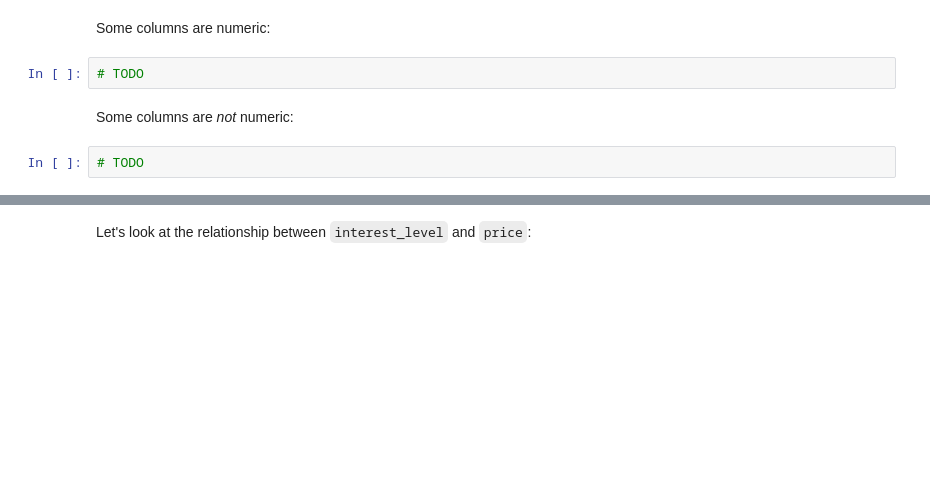
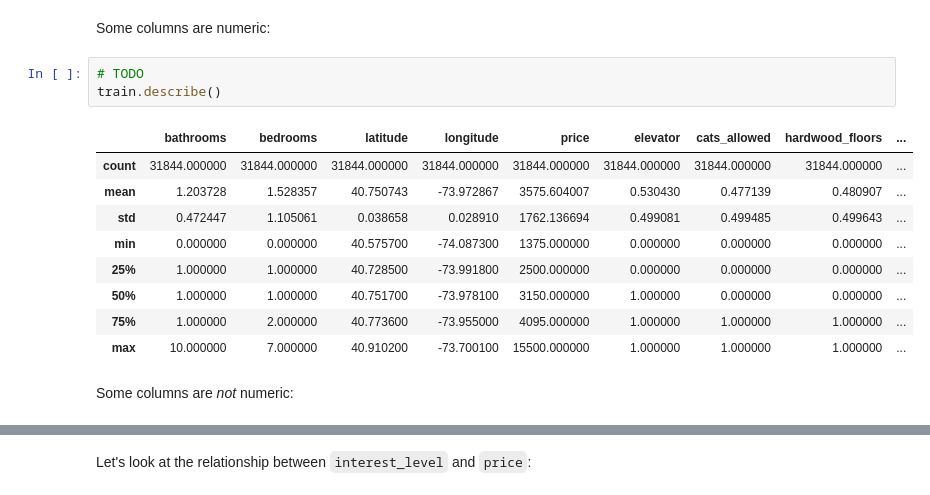
Before and after one commit to bloominstituteoftechnology/DS-Unit-2-Linear-Models, a Jupyter notebook: module3-ridge-regression/LS_DS_213.ipynb, the cells around one changed output, grey strips where cells are left out. Cells and saved outputs as stored; diff of their text form; blank space fills up the shorter version.

```diff
--- a/module3-ridge-regression/LS_DS_213.ipynb
+++ b/module3-ridge-regression/LS_DS_213.ipynb
@@ -67,7 +76,16 @@ test  = df[df.created >= cutoff]
 Some columns are numeric:
 # %%
 # TODO
+train.describe()
+# %% [output]
+|  | bathrooms | bedrooms | latitude | longitude | price | elevator | cats_allowed | hardwood_floors | ... |
+| count | 31844.000000 | 31844.000000 | 31844.000000 | 31844.000000 | 31844.000000 | 31844.000000 | 31844.000000 | 31844.000000 | ... |
+| mean | 1.203728 | 1.528357 | 40.750743 | -73.972867 | 3575.604007 | 0.530430 | 0.477139 | 0.480907 | ... |
+| std | 0.472447 | 1.105061 | 0.038658 | 0.028910 | 1762.136694 | 0.499081 | 0.499485 | 0.499643 | ... |
+| min | 0.000000 | 0.000000 | 40.575700 | -74.087300 | 1375.000000 | 0.000000 | 0.000000 | 0.000000 | ... |
+| 25% | 1.000000 | 1.000000 | 40.728500 | -73.991800 | 2500.000000 | 0.000000 | 0.000000 | 0.000000 | ... |
+| 50% | 1.000000 | 1.000000 | 40.751700 | -73.978100 | 3150.000000 | 1.000000 | 0.000000 | 0.000000 | ... |
+| 75% | 1.000000 | 2.000000 | 40.773600 | -73.955000 | 4095.000000 | 1.000000 | 1.000000 | 1.000000 | ... |
+| max | 10.000000 | 7.000000 | 40.910200 | -73.700100 | 15500.000000 | 1.000000 | 1.000000 | 1.000000 | ... |
 # %% [markdown]
 Some columns are _not_ numeric:
-# %%
-# TODO
```
Also changed, not shown: parts of 35 cells of this notebook, 1 other file.
